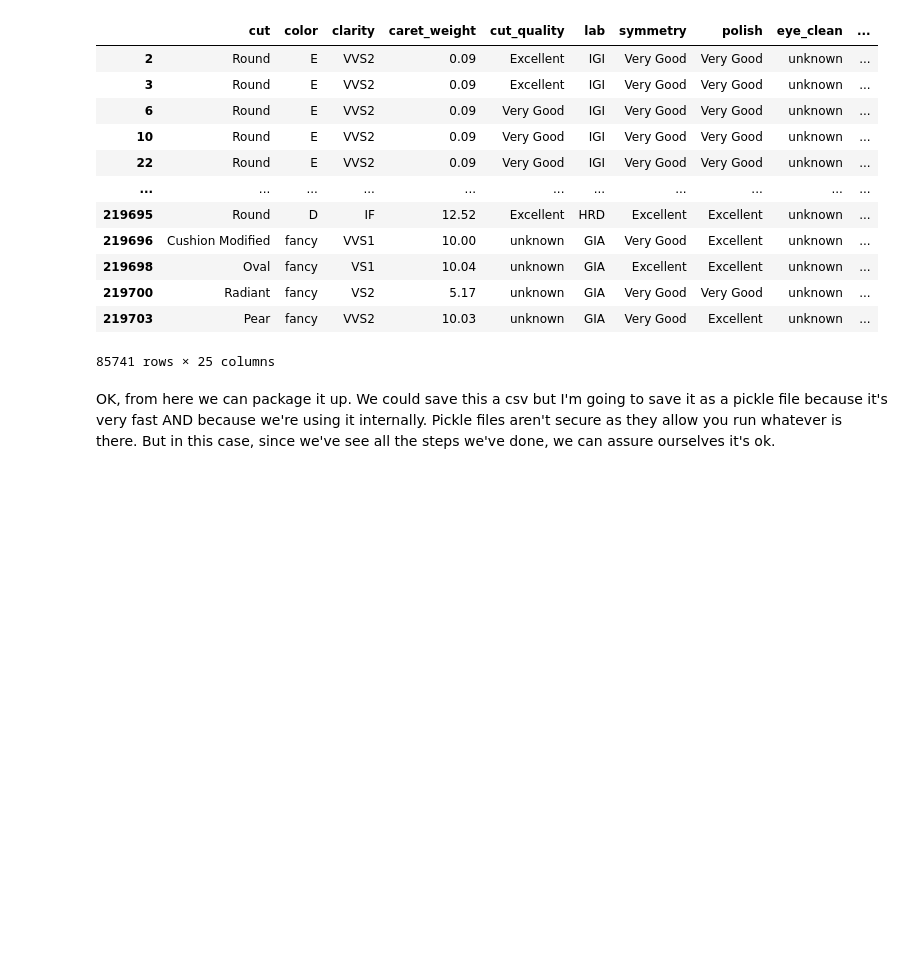
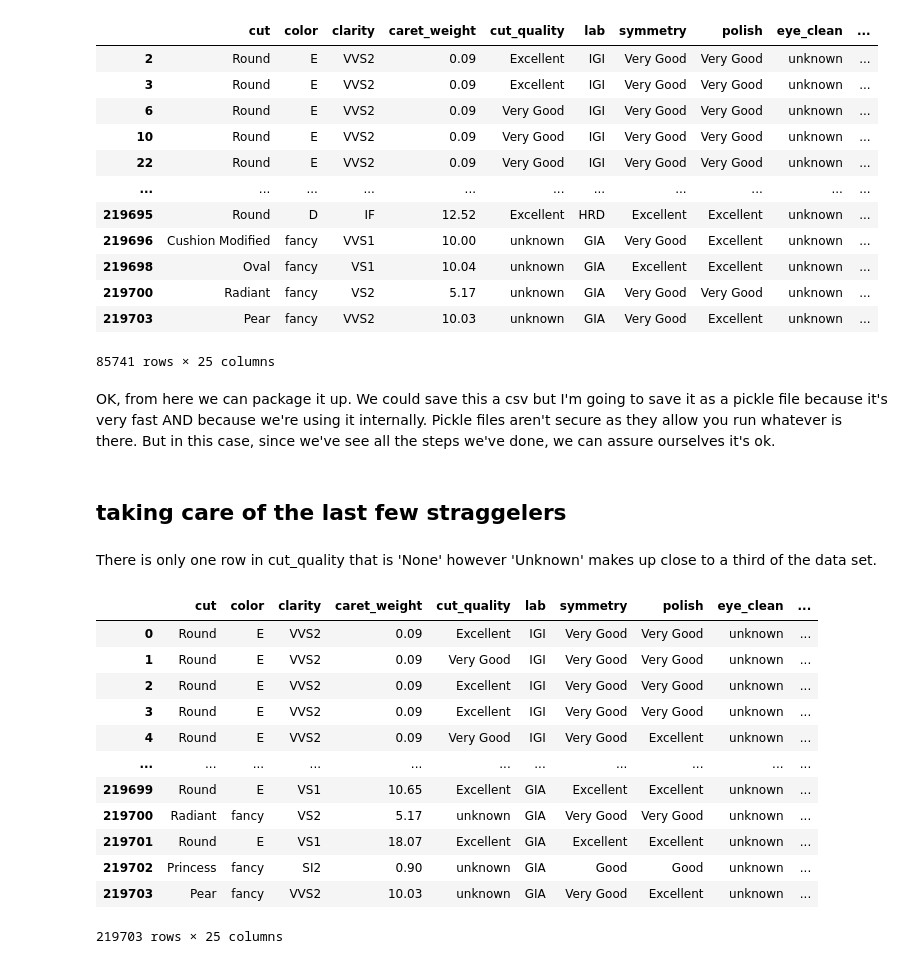
Before and after one commit to Little-PyProjects/Bees, a Jupyter notebook: Diamonds/notebooks/DataWrangling.ipynb, the cells around one changed output. Drawn from its saved outputs; the diff is of its cells as text; code cells hidden in the pictures; blank space fills up the shorter version.

```diff
--- a/Diamonds/notebooks/DataWrangling.ipynb
+++ b/Diamonds/notebooks/DataWrangling.ipynb
@@ -275,5 +300,27 @@ df[df['culet_size'] == 'unknown']
 85741 rows × 25 columns
 # %% [markdown]
 OK, from here we can package it up. We could save this a csv but I'm going to save it as a pickle file because it's very fast AND because we're using it internally. Pickle files aren't secure as they allow you run whatever is there. But in this case, since we've see all the steps we've done, we can assure ourselves it's ok.
+# %% [markdown]
+## taking care of the last few straggelers
+# %% [markdown]
+There is only one row in cut_quality that is 'None' however 'Unknown' makes up close to a third of the data set.
+# %%
+# drop rows that contain a specific string in a given column
+
+df.drop(df[df["cut_quality"].str.contains("None")].index)
+# %% [output]
+|  | cut | color | clarity | caret_weight | cut_quality | lab | symmetry | polish | eye_clean | ... |
+| 0 | Round | E | VVS2 | 0.09 | Excellent | IGI | Very Good | Very Good | unknown | ... |
+| 1 | Round | E | VVS2 | 0.09 | Very Good | IGI | Very Good | Very Good | unknown | ... |
+| 2 | Round | E | VVS2 | 0.09 | Excellent | IGI | Very Good | Very Good | unknown | ... |
+| 3 | Round | E | VVS2 | 0.09 | Excellent | IGI | Very Good | Very Good | unknown | ... |
+| 4 | Round | E | VVS2 | 0.09 | Very Good | IGI | Very Good | Excellent | unknown | ... |
+| ... | ... | ... | ... | ... | ... | ... | ... | ... | ... | ... |
+| 219699 | Round | E | VS1 | 10.65 | Excellent | GIA | Excellent | Excellent | unknown | ... |
+| 219700 | Radiant | fancy | VS2 | 5.17 | unknown | GIA | Very Good | Very Good | unknown | ... |
+| 219701 | Round | E | VS1 | 18.07 | Excellent | GIA | Excellent | Excellent | unknown | ... |
+| 219702 | Princess | fancy | SI2 | 0.90 | unknown | GIA | Good | Good | unknown | ... |
+| 219703 | Pear | fancy | VVS2 | 10.03 | unknown | GIA | Very Good | Excellent | unknown | ... |
+219703 rows × 25 columns
 # %%
 df.to_pickle("../data/diamonds.pkl")
```
Also changed, not shown: parts of 4 cells of this notebook.
